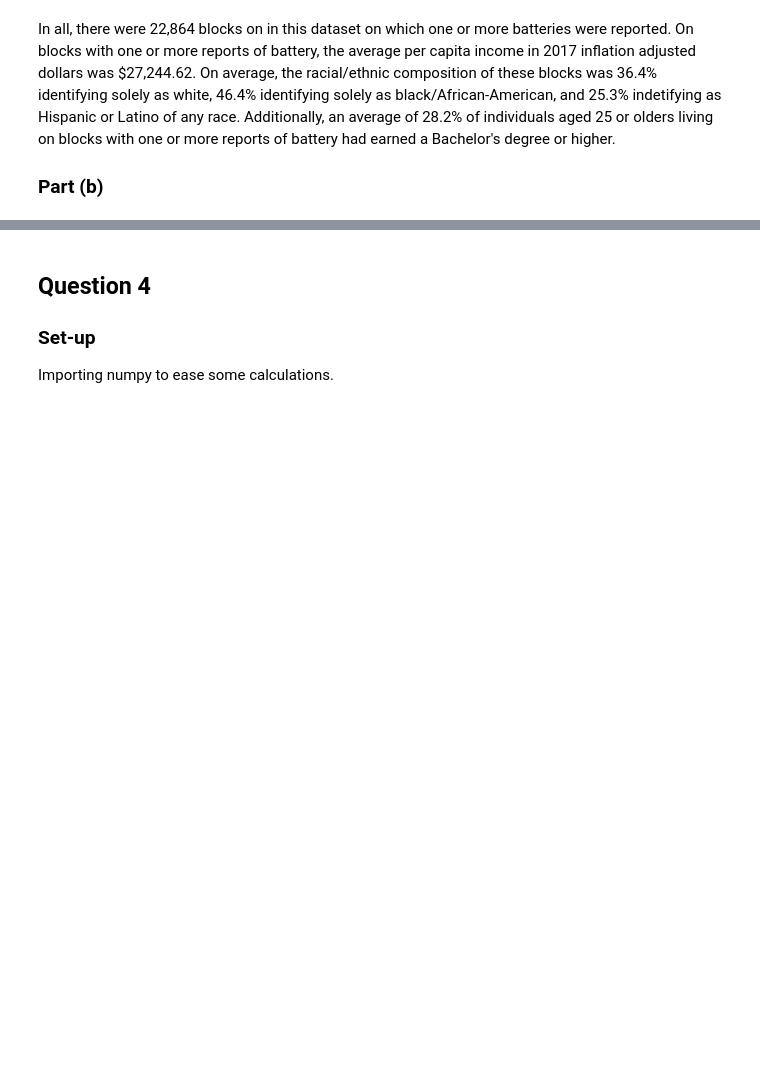
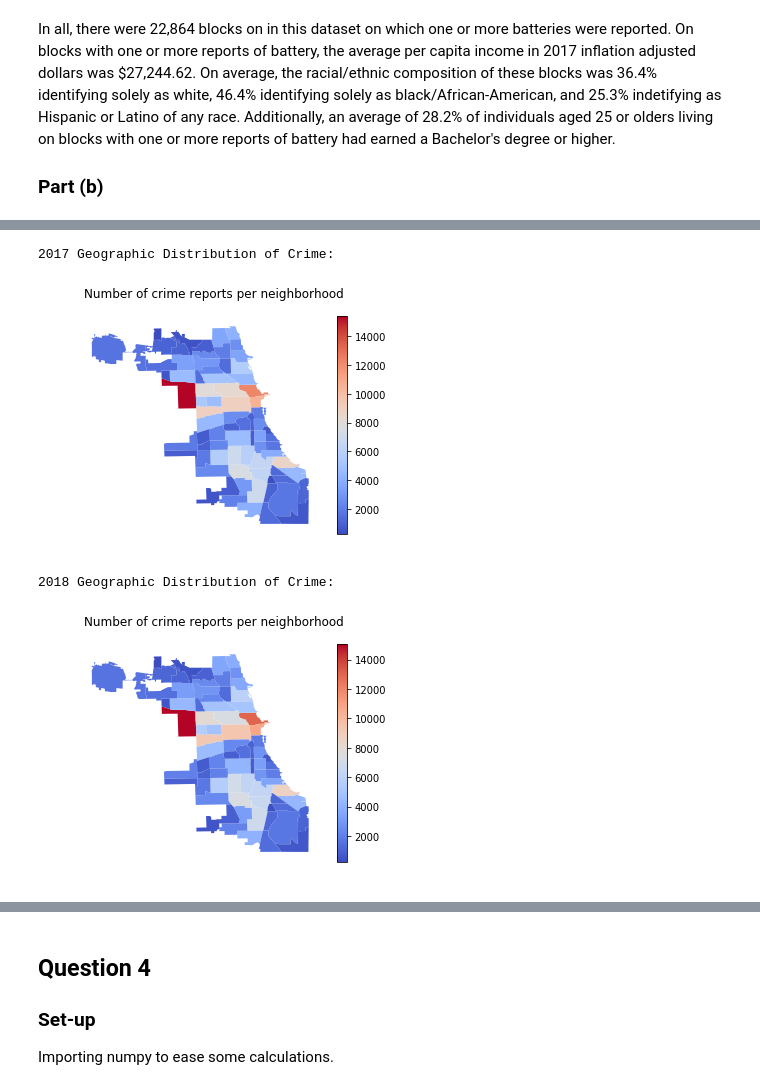
Before and after one commit to fogarty-ben/capp30254-machine-learning, a Jupyter notebook: hws/hw1/write_up.ipynb, the cells around one changed output, grey strips where cells are left out. Saved outputs shown, nothing was run; the diff lists cells and outputs as text; code cells hidden in the pictures; blank space fills up the shorter version.

```diff
--- a/hws/hw1/write_up.ipynb
+++ b/hws/hw1/write_up.ipynb
@@ -477,0 +608,12 @@ Between the years 2017 and 2018, the demographic composition of blocks with one
+# %%
+print('2017 Geographic Distribution of Crime:')
+cc.map_neighborhood_stats(crime_reports[crime_reports.year == '2017'], community_areas)
+print()
+
+print('2018 Geographic Distribution of Crime:')
+cc.map_neighborhood_stats(crime_reports[crime_reports.year == '2018'], community_areas)
+# %% [output]
+2017 Geographic Distribution of Crime:
+[figure, added]
+2018 Geographic Distribution of Crime:
+[figure, added]
```
Also changed, not shown: parts of 35 cells of this notebook, 1 other file.
